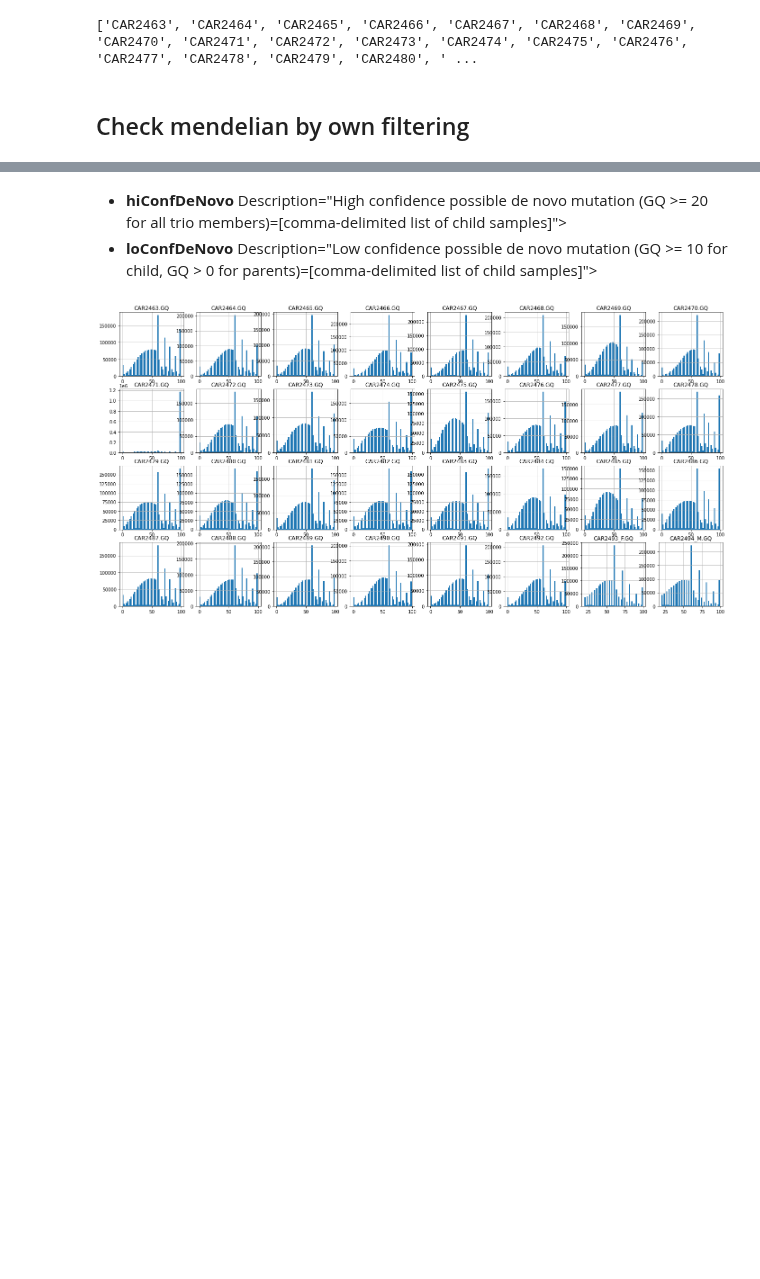
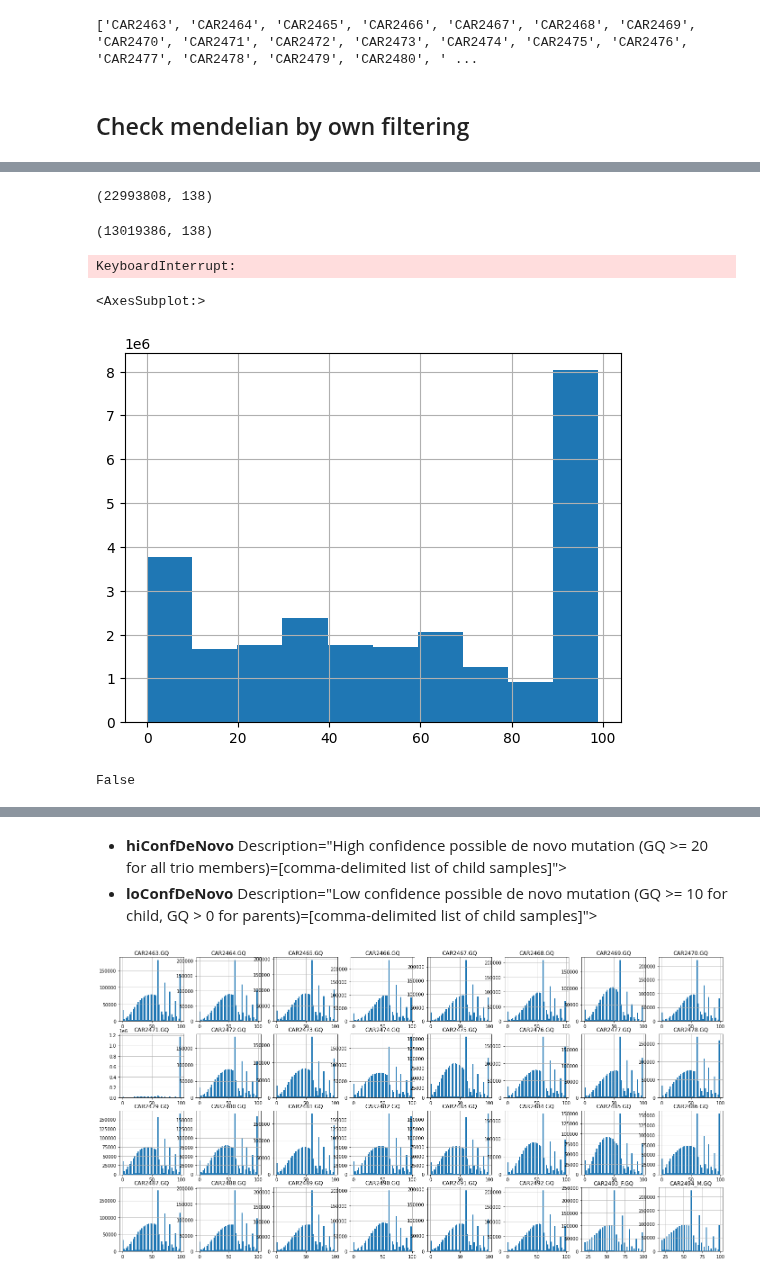
Before and after one commit to mitoclub/AquaSelection, a Jupyter notebook: intersect.ipynb, the cells around one changed output, grey strips where cells are left out. Cells and saved outputs as stored; diff of their text form; code cells hidden in the pictures; blank space fills up the shorter version.

Commit message:
redo analysis from general filtering to genotypes filtering

```diff
--- a/intersect.ipynb
+++ b/intersect.ipynb
@@ -170,6 +18,0 @@ results[0][0]
-# %%
-for i, smpl in enumerate(samples_lst[:-2]):
-    print(i, smpl)
-
-    smpl_df = pd.concat([x[i] for x in results]).assign(PROBAND=smpl)
-    smpl_df.to_csv(f'./data/interim/mend_errors/{smpl}.csv', index=False)
@@ -219,0 +72,41 @@ sns.kdeplot(cur_df, x='CAR2463.DNM', hue='is_mend_err', common_norm=False)
+# %%
+variants = pd.read_parquet('./data/interim/cor/cohort.merged.flt.table',
+                        #    usecols=['CHROM', 'POS', 'hiConfDeNovo', 'CAR2463.GT', 'CAR2463.DP', 'CAR2463.AD', 'CAR2463.GQ']
+)
+variants = variants[
+    (variants[mother+'.GQ'] > 20) &
+    (variants[father+'.GQ'] > 20) &
+    (variants[mother+'.DP'] > 10) &
+    (variants[father+'.DP'] > 10)
+]
+for smpl in [father, mother]:
+    variants[smpl+'.PL'] = variants[smpl+'.PL'].apply(lambda x: [int(pl) for pl in x.split(',')])
+    variants[smpl+'.AD'] = variants[smpl+'.AD'].apply(lambda x: [int(ad) for ad in x.split(',')])
+
+variants = variants[
+    (variants[mother+'.PL'].apply(filter_by_PL)) &
+    (variants[father+'.PL'].apply(filter_by_PL)) &
+    (variants[mother+'.AD'].apply(filter_by_only_2_AD)) &
+    (variants[father+'.AD'].apply(filter_by_only_2_AD))
+]
+variants.to_parquet('./data/interim/cor/cohort.merged.flt.parents.parquet')
+variants.shape
+# %% [output]
+(22993808, 138)
+# %%
+variants_flt0 = variants[
+    (variants[mother+'.GQ'] > 20) &
+    (variants[father+'.GQ'] > 20) &
+    (variants[mother+'.DP'] > 10) &
+    (variants[father+'.DP'] > 10)
+]
+variants_flt0 = variants_flt0[
+    (variants_flt0[mother+'.PL'].apply(filter_by_PL)) &
+    (variants_flt0[father+'.PL'].apply(filter_by_PL))
+
+    # (variants[mother+'.AD'].apply(filter_by_only_2_AD)) &
+    # (variants[father+'.AD'].apply(filter_by_only_2_AD))
+]
+variants_flt0.shape
+# %% [output]
+(13019386, 138)
@@ -219,0 +115,19 @@ sns.kdeplot(cur_df, x='CAR2463.DNM', hue='is_mend_err', common_norm=False)
+# %%
+variants_pl = pd.read_csv('./data/interim/cor/cohort.merged.red.table', sep='\t',
+                      usecols=['CHROM', 'POS'] + [x+'.PL' for x in samples_lst]
+)
+for smpl in samples_lst:
+    variants_pl[smpl+'.PL'] = variants_pl[smpl+'.PL'].apply(lambda x: [int(pl) for pl in x.split(',')])
+# %%
+var2 = pd.merge(variants, variants_pl, 'inner', ['CHROM', 'POS'])
+# %% [output]
+KeyboardInterrupt:
+# %%
+var2['CAR2463.GQ'].hist()
+# %% [output]
+<AxesSubplot:>
+[figure, added]
+# %%
+bool({1,2}.intersection({4,3}))
+# %% [output]
+False
```
Also changed, not shown: parts of 138 cells of this notebook, 5 other files.
